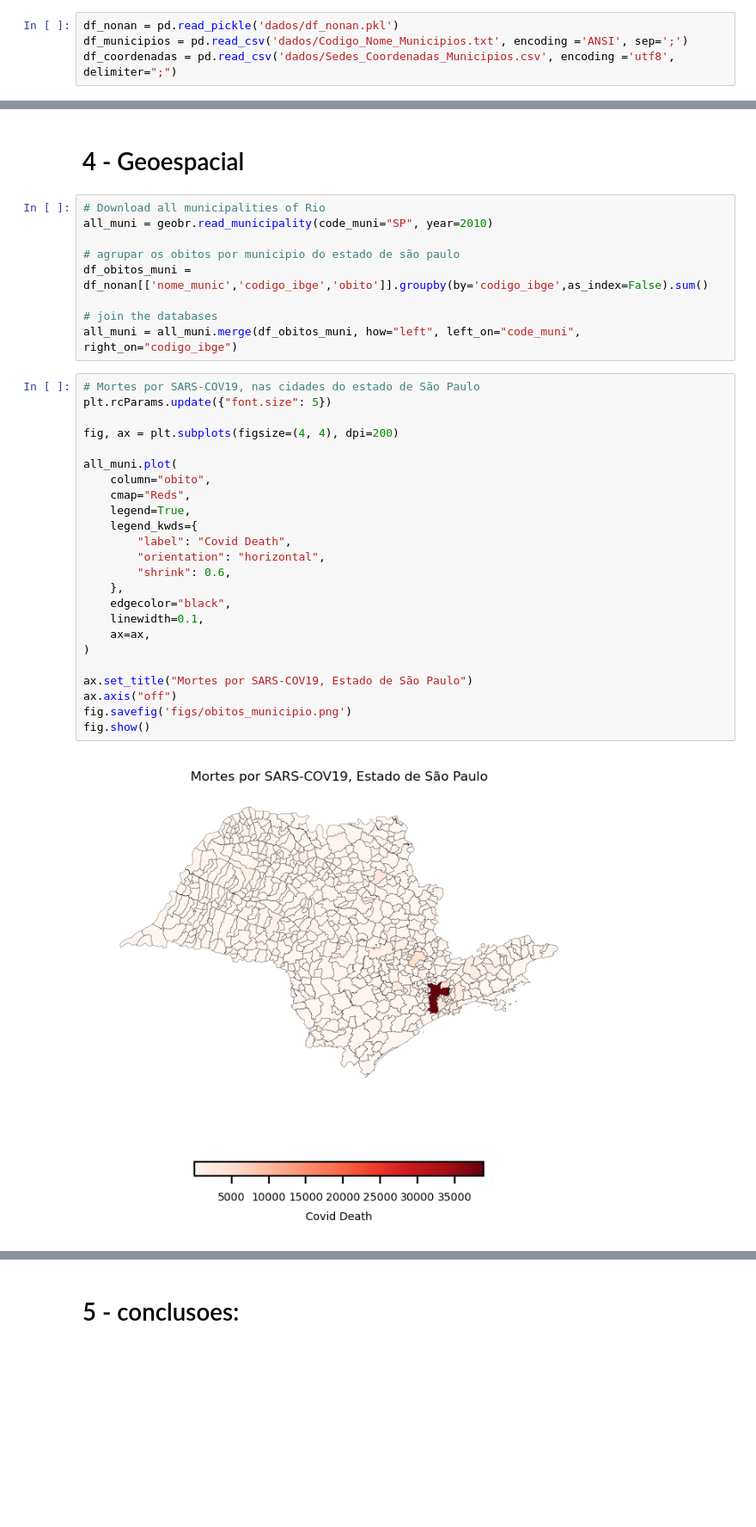
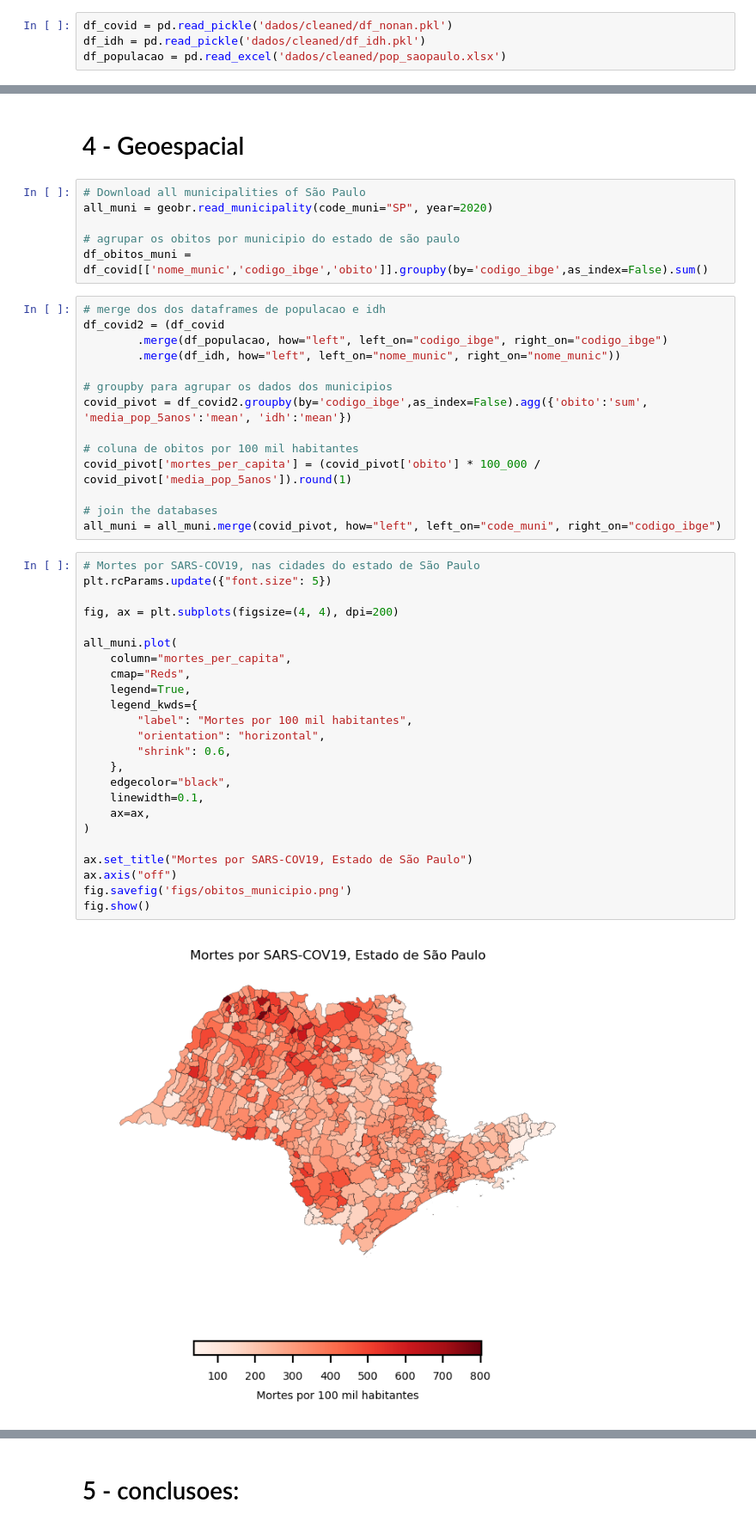
Before and after one commit to 1colete/dh_projeto_integrador, a Jupyter notebook: 1_eda.ipynb, the cells around one changed output, grey strips where cells are left out. Shown: that part at 86% size. Drawn from its saved outputs; the diff is of its cells as text; blank space fills up the shorter version.

```diff
--- a/1_eda.ipynb
+++ b/1_eda.ipynb
@@ -59,9 +21,9 @@ warnings.filterwarnings('ignore')
 # %% [markdown]
 # 2 - Lendo Arquivos
 # %%
-df_nonan = pd.read_pickle('dados/df_nonan.pkl')
-df_municipios = pd.read_csv('dados/Codigo_Nome_Municipios.txt', encoding ='ANSI', sep=';')
-df_coordenadas = pd.read_csv('dados/Sedes_Coordenadas_Municipios.csv', encoding ='utf8', delimiter=";")
+df_covid = pd.read_pickle('dados/cleaned/df_nonan.pkl')
+df_idh = pd.read_pickle('dados/cleaned/df_idh.pkl')
+df_populacao = pd.read_excel('dados/cleaned/pop_saopaulo.xlsx')
 # %% [markdown]
 # 3 - EDA
 # %%
@@ -115,37 +86,48 @@ EDA_graphs(df_nonan,disc_cols,cont_cols,target)
 # %% [markdown]
 # 4 - Geoespacial
 # %%
-# Download all municipalities of Rio
-all_muni = geobr.read_municipality(code_muni="SP", year=2010)
+# Download all municipalities of São Paulo
+all_muni = geobr.read_municipality(code_muni="SP", year=2020)
 
 # agrupar os obitos por municipio do estado de são paulo
-df_obitos_muni = df_nonan[['nome_munic','codigo_ibge','obito']].groupby(by='codigo_ibge',as_index=False).sum()
-
-# join the databases
-all_muni = all_muni.merge(df_obitos_muni, how="left", left_on="code_muni", right_on="codigo_ibge")
+df_obitos_muni = df_covid[['nome_munic','codigo_ibge','obito']].groupby(by='codigo_ibge',as_index=False).sum()
+# %%
+# merge dos dos dataframes de populacao e idh
+df_covid2 = (df_covid
+        .merge(df_populacao, how="left", left_on="codigo_ibge", right_on="codigo_ibge")
+        .merge(df_idh, how="left", left_on="nome_munic", right_on="nome_munic"))
+
+# groupby para agrupar os dados dos municipios
+covid_pivot = df_covid2.groupby(by='codigo_ibge',as_index=False).agg({'obito':'sum', 'media_pop_5anos':'mean', 'idh':'mean'})
+
+# coluna de obitos por 100 mil habitantes
+covid_pivot['mortes_per_capita'] = (covid_pivot['obito'] * 100_000 / covid_pivot['media_pop_5anos']).round(1)
+
+# join the databases
+all_muni = all_muni.merge(covid_pivot, how="left", left_on="code_muni", right_on="codigo_ibge")
 # %%
 # Mortes por SARS-COV19, nas cidades do estado de São Paulo
 plt.rcParams.update({"font.size": 5})
 
 fig, ax = plt.subplots(figsize=(4, 4), dpi=200)
 
 all_muni.plot(
-    column="obito",
+    column="mortes_per_capita",
     cmap="Reds",
     legend=True,
     legend_kwds={
-        "label": "Covid Death",
+        "label": "Mortes por 100 mil habitantes",
         "orientation": "horizontal",
         "shrink": 0.6,
     },
     edgecolor="black",
     linewidth=0.1,
     ax=ax,
 )
 
 ax.set_title("Mortes por SARS-COV19, Estado de São Paulo")
 ax.axis("off")
 fig.savefig('figs/obitos_municipio.png')
 fig.show()
 # %% [output]
-[figure, old version]
+[figure, new version]
```
Also changed, not shown: parts of 11 cells of this notebook, 2 other files.
